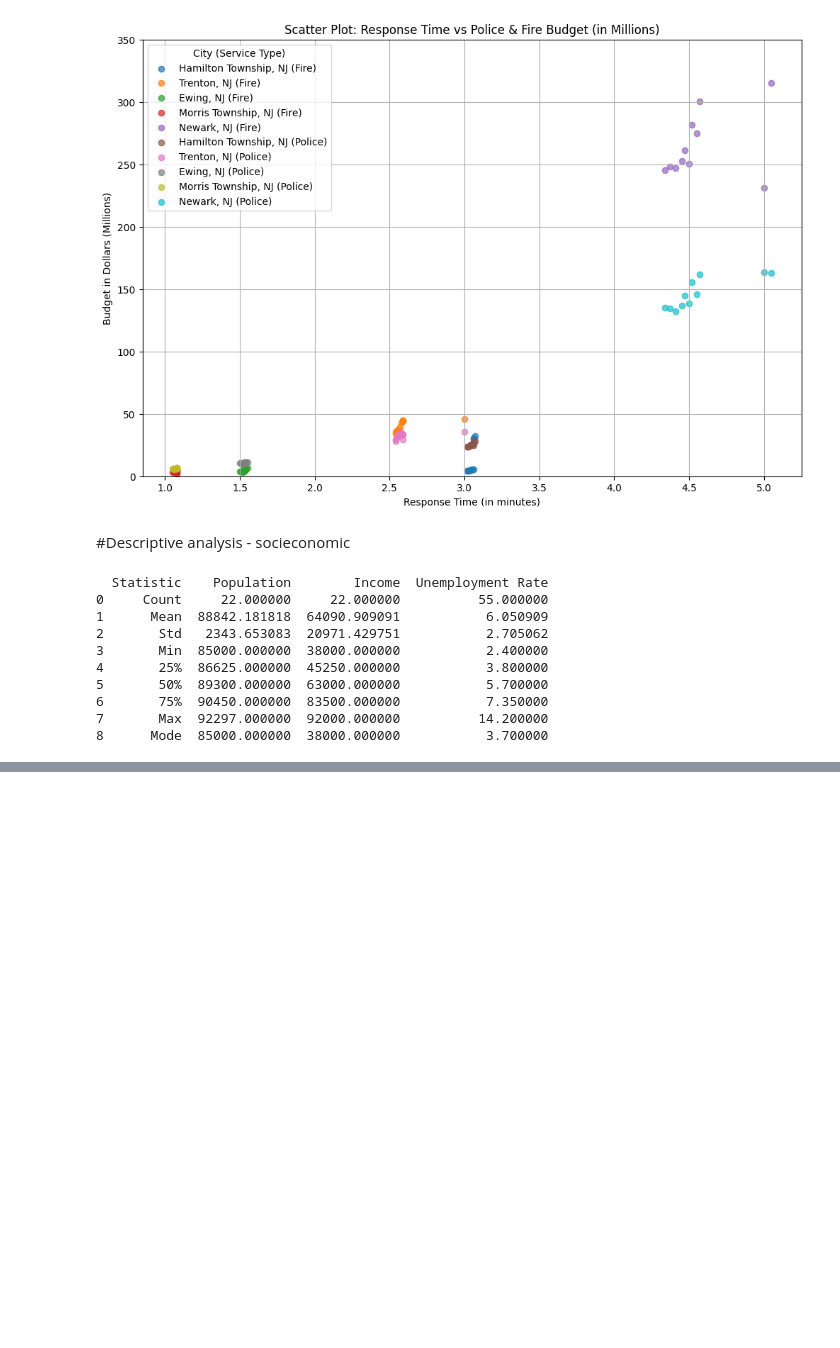
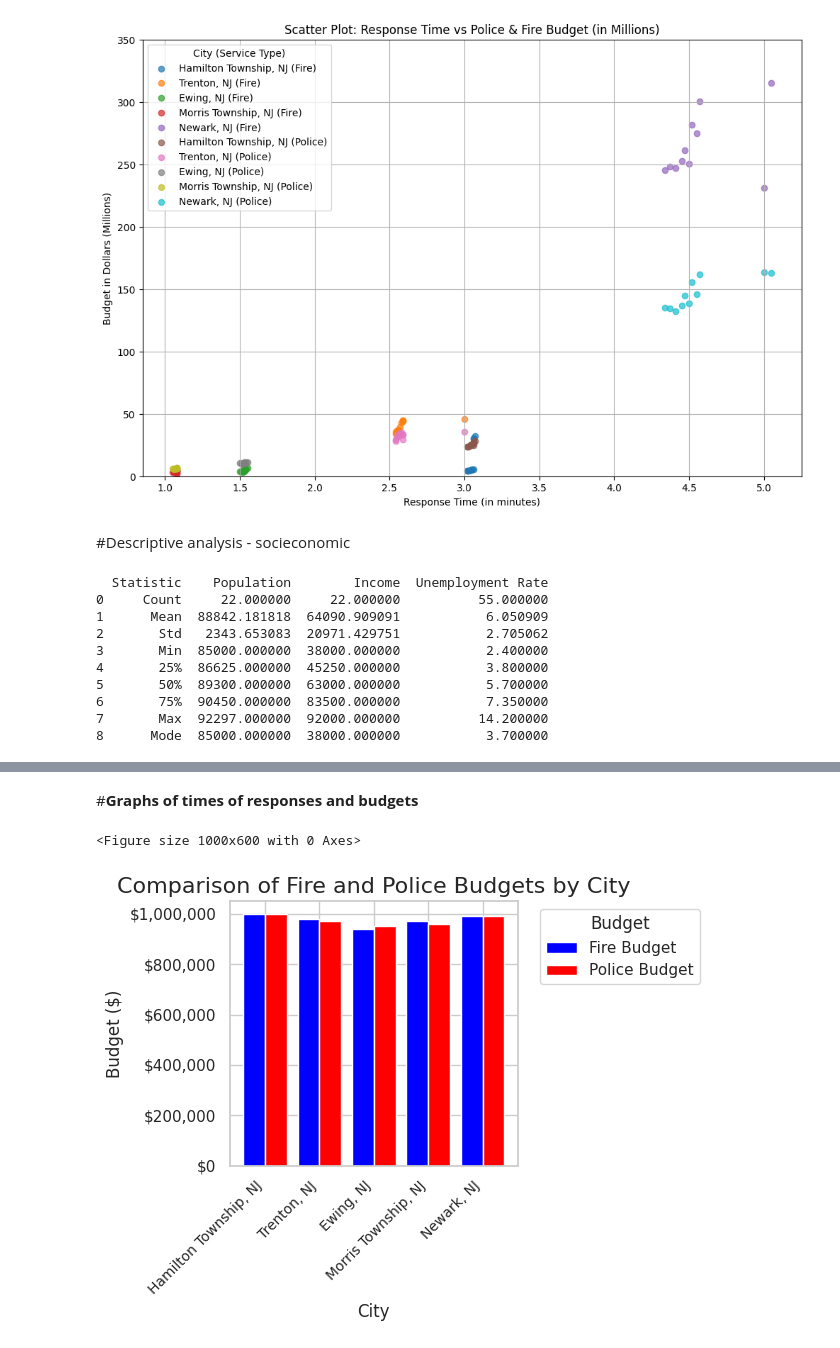
Before and after one commit to erikaguiracocha/Capstone-Project, a Jupyter notebook: capstoneproject1.ipynb, the cells around one changed output, grey strips where cells are left out. Cells and saved outputs as stored; diff of their text form; code cells hidden in the pictures; blank space fills up the shorter version.

```diff
--- a/capstoneproject1.ipynb
+++ b/capstoneproject1.ipynb
@@ -592,0 +710,49 @@ print(stats)
+# %% [markdown]
+#**Graphs of times of responses and budgets**
+# %%
+import pandas as pd
+import matplotlib.pyplot as plt
+import seaborn as sns
+import matplotlib.ticker as ticker
+
+# Example data for budgets and response times by city
+data = {
+    'City': ['Hamilton Township, NJ', 'Trenton, NJ', 'Ewing, NJ', 'Morris Township, NJ', 'Newark, NJ'],
+    'Fire Budget': [1000000, 980000, 940000, 970000, 990000],  # Fire Budget in dollars
+    'Police Budget': [1000000, 970000, 950000, 960000, 990000],  # Police Budget in dollars
+    'Response Time (Fire)': [5.2, 6.1, 5.8, 5.3, 5.5],  # Response times in minutes
+    'Response Time (Police)': [4.8, 5.2, 5.0, 4.9, 5.3]  # Response times in minutes
+}
+
+# Create the DataFrame
+df = pd.DataFrame(data)
+
+# Set the style for the graphs
+sns.set(style="whitegrid")
+
+# Create a bar plot for the budgets
+plt.figure(figsize=(10, 6))
+ax = df.set_index('City')[['Fire Budget', 'Police Budget']].plot(kind='bar', width=0.8, color=['blue', 'red'])
+
+# Title and labels
+plt.title('Comparison of Fire and Police Budgets by City', fontsize=16)
+plt.xlabel('City', fontsize=12)
+plt.ylabel('Budget ($)', fontsize=12)
+
+# Set Y-axis to show values in dollar format with ranges
+ax.yaxis.set_major_formatter(ticker.FuncFormatter(lambda x, pos: f'${x:,.0f}'))
+
+# Adjust X-axis labels to prevent overlapping
+plt.xticks(rotation=45, ha='right', fontsize=10)
+
+# Add a legend
+plt.legend(title='Budget', bbox_to_anchor=(1.05, 1), loc='upper left')
+
+# Adjust layout to avoid overlap
+plt.tight_layout()
+
+# Show the plot
+plt.show()
+# %% [output]
+<Figure size 1000x600 with 0 Axes>
+[figure, added]
```
Also changed, not shown: parts of 7 cells of this notebook.
